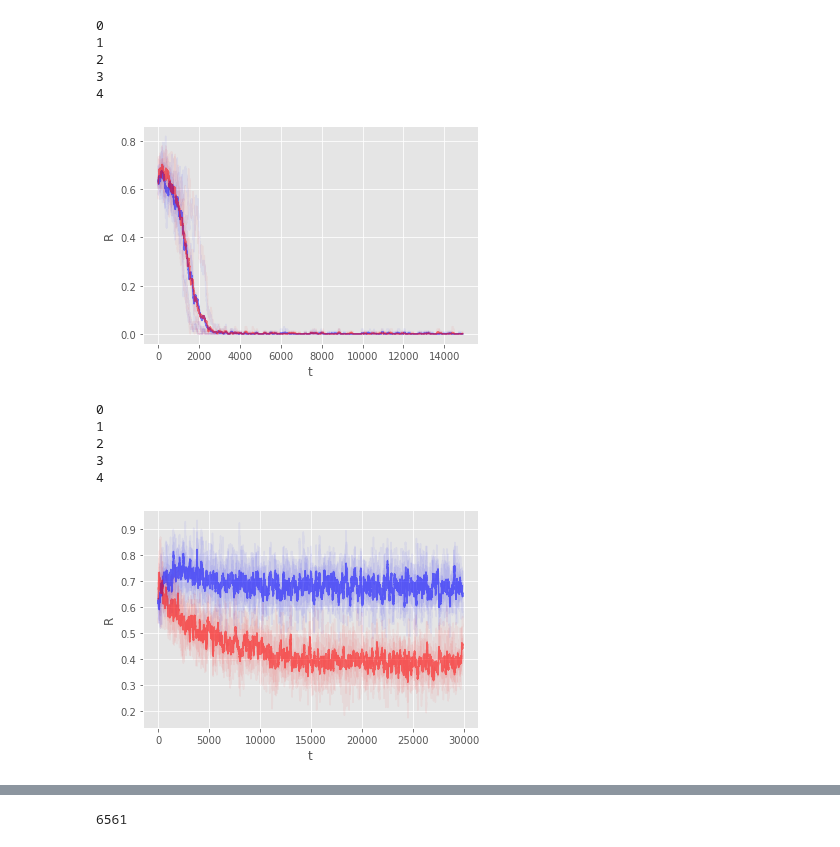
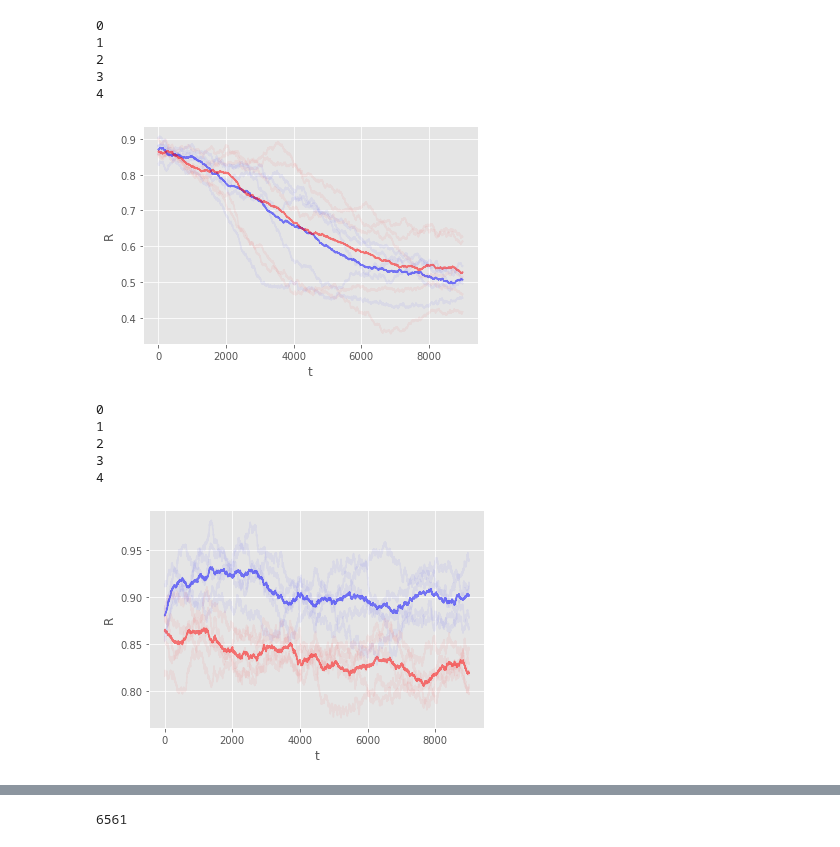
Before and after one commit to vicgalle/ARAMARL, a Jupyter notebook: Experiments_CoinGame.ipynb, the cells around one changed output, grey strips where cells are left out. Saved outputs shown, nothing was run; the diff lists cells and outputs as text; code cells hidden in the pictures.

```diff
--- a/Experiments_CoinGame.ipynb
+++ b/Experiments_CoinGame.ipynb
@@ -18,11 +18,11 @@ def plot(r0ss, r1ss, dir=None):
     N_EXP = len(r0ss)
     #plt.axis([0, max_steps*n_iter, -4.5, 1.5])
     for i in range(N_EXP):
-        plt.plot(moving_average(r0ss[i], 100), 'b', alpha=0.05)
-        plt.plot(moving_average(r1ss[i], 100), 'r', alpha=0.05)
+        plt.plot(moving_average(r0ss[i], 1000), 'b', alpha=0.05)
+        plt.plot(moving_average(r1ss[i], 1000), 'r', alpha=0.05)
 
-    plt.plot(moving_average(np.asarray(r0ss).mean(axis=0), 100), 'b', alpha=0.5)
-    plt.plot(moving_average(np.asarray(r1ss).mean(axis=0), 100), 'r', alpha=0.5)
+    plt.plot(moving_average(np.asarray(r0ss).mean(axis=0), 1000), 'b', alpha=0.5)
+    plt.plot(moving_average(np.asarray(r1ss).mean(axis=0), 1000), 'r', alpha=0.5)
 
     plt.xlabel('t');
     plt.ylabel('R');
@@ -45,7 +45,7 @@ for n in range(N_EXP):
 
     gamma = 0.99
 
-    env = CoinGame(max_steps=6)
+    env = CoinGame(max_steps=12)
     n_states = (3*3)**4
     ##
     # P2 = ExpSmoother(env.available_actions_Adv, env.available_actions_Adv, learning_rate=0.7)
@@ -59,7 +59,7 @@ for n in range(N_EXP):
     #                   learning_rate=.9, epsilon=0.1, gamma=gamma)
 
 
-    n_iter = 15000
+    n_iter = 10000
 
 
     r0s = []
@@ -120,7 +120,7 @@ plot(r0ss, r1ss)
 2
 3
 4
-[figure, old version]
+[figure, new version]
 # %%
 N_EXP = 5
 
@@ -131,7 +131,7 @@ for n in range(N_EXP):
 
     gamma = 0.99
 
-    env = CoinGame(max_steps=6)
+    env = CoinGame(max_steps=12)
     n_states = (3*3)**4
     ##
     # P2 = ExpSmoother(env.available_actions_Adv, env.available_actions_Adv, learning_rate=0.7)
@@ -145,7 +145,7 @@ for n in range(N_EXP):
                        learning_rate=.5, epsilon=0.1, gamma=gamma)
 
 
-    n_iter = 30000
+    n_iter = 10000
 
 
     r0s = []
@@ -182,31 +182,31 @@ for n in range(N_EXP):
 
             P1.update(s, [a1, a2], [rewards[0], rewards[1]], s_new)
             P2.update(s, [a2, a1], [rewards[1], rewards[0]], s_new)
 
             s = s_new
             #print(r0, r1)
             episode_rewards_DM += rewards[0]
             episode_rewards_Adv += rewards[1]
 
 
         r0s.append(episode_rewards_DM)
         r1s.append(episode_rewards_Adv)
         env.reset()
         #if i%10 == 0:
         #    P1.epsilonA *= 0.995
         #    P1.epsilonB *= 0.995
         #    P2.epsilon *= 0.995
             #P1.epsilonB *= 0.9
 
     print(n)
     r0ss.append(r0s)
     r1ss.append(r1s)
 
 plot(r0ss, r1ss)
 # %% [output]
 0
 1
 2
 3
 4
-[figure, old version]
+[figure, new version]
```
Also changed, not shown: parts of 1 cell of this notebook, 2 other files.
